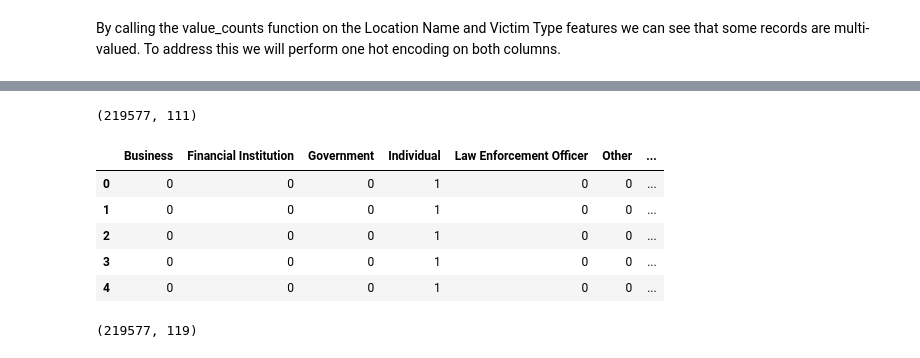
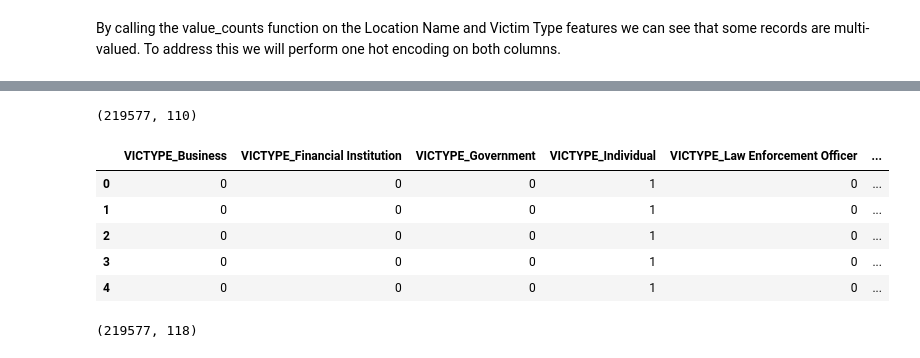
Before and after one commit to alphonso-a/big-data-project, a Jupyter notebook: Mita.ipynb, the cells around one changed output, grey strips where cells are left out. Drawn from its saved outputs; the diff is of its cells as text; code cells hidden in the pictures.

```diff
--- a/Mita.ipynb
+++ b/Mita.ipynb
@@ -54,7 +77,7 @@ memory usage: 46.9+ MB
         ADULT_OFFENDER COUNT
         OFFENDER_ETHNICITY
 # %%
-data.drop(columns=['INCIDENT_ID', 'ORI', 'PUB_AGENCY_UNIT', 'JUVENILE_VICTIM_COUNT', 'ADULT_VICTIM_COUNT', 'JUVENILE_OFFENDER_COUNT','ADULT_OFFENDER_COUNT','OFFENDER_ETHNICITY'], inplace=True)
+data.drop(columns=['INCIDENT_ID', 'ORI', 'PUB_AGENCY_UNIT', 'STATE_ABBR', 'JUVENILE_VICTIM_COUNT', 'ADULT_VICTIM_COUNT', 'JUVENILE_OFFENDER_COUNT','ADULT_OFFENDER_COUNT','OFFENDER_ETHNICITY'], inplace=True)
 # %% [markdown]
 Now, the Population Group Code and Population Group Description Relay the same data, Hence we only keep the code in order to differentiate between the groups.
 # %%
@@ -226,6 +274,6 @@ Name: VICTIM_TYPES, dtype: int64
 # %% [markdown]
 By calling the value_counts function on the Location Name and Victim Type features we can see that some records are multi-valued. To address this we will perform one hot encoding on both columns.
 # %%
-df_loc_1hot = data['LOCATION_NAME'].str.get_dummies(sep=";")
+df_loc_1hot = data['LOCATION_NAME'].str.get_dummies(sep=";").add_prefix('LOCNAME_')
 df_loc_1hot.head()
 # %% [output]
@@ -240,19 +288,19 @@ df_loc_1hot.head()
 data = pd.concat([data.drop('LOCATION_NAME', 1), df_loc_1hot], 1)
 data.shape
 # %% [output]
-(219577, 111)
+(219577, 110)
 # %%
-df_vic_1hot = data['VICTIM_TYPES'].str.get_dummies(sep=";")
+df_vic_1hot = data['VICTIM_TYPES'].str.get_dummies(sep=";").add_prefix('VICTYPE_')
 df_vic_1hot.head()
 # %% [output]
-|  | Business | Financial Institution | Government | Individual | Law Enforcement Officer | Other | ... |
-| 0 | 0 | 0 | 0 | 1 | 0 | 0 | ... |
-| 1 | 0 | 0 | 0 | 1 | 0 | 0 | ... |
-| 2 | 0 | 0 | 0 | 1 | 0 | 0 | ... |
-| 3 | 0 | 0 | 0 | 1 | 0 | 0 | ... |
-| 4 | 0 | 0 | 0 | 1 | 0 | 0 | ... |
+|  | VICTYPE_Business | VICTYPE_Financial Institution | VICTYPE_Government | VICTYPE_Individual | VICTYPE_Law Enforcement Officer | ... |
+| 0 | 0 | 0 | 0 | 1 | 0 | ... |
+| 1 | 0 | 0 | 0 | 1 | 0 | ... |
+| 2 | 0 | 0 | 0 | 1 | 0 | ... |
+| 3 | 0 | 0 | 0 | 1 | 0 | ... |
+| 4 | 0 | 0 | 0 | 1 | 0 | ... |
 # %%
 data = pd.concat([data.drop('VICTIM_TYPES', 1), df_vic_1hot], 1)
 data.shape
 # %% [output]
-(219577, 119)
+(219577, 118)
```
Also changed, not shown: parts of 25 cells of this notebook.
